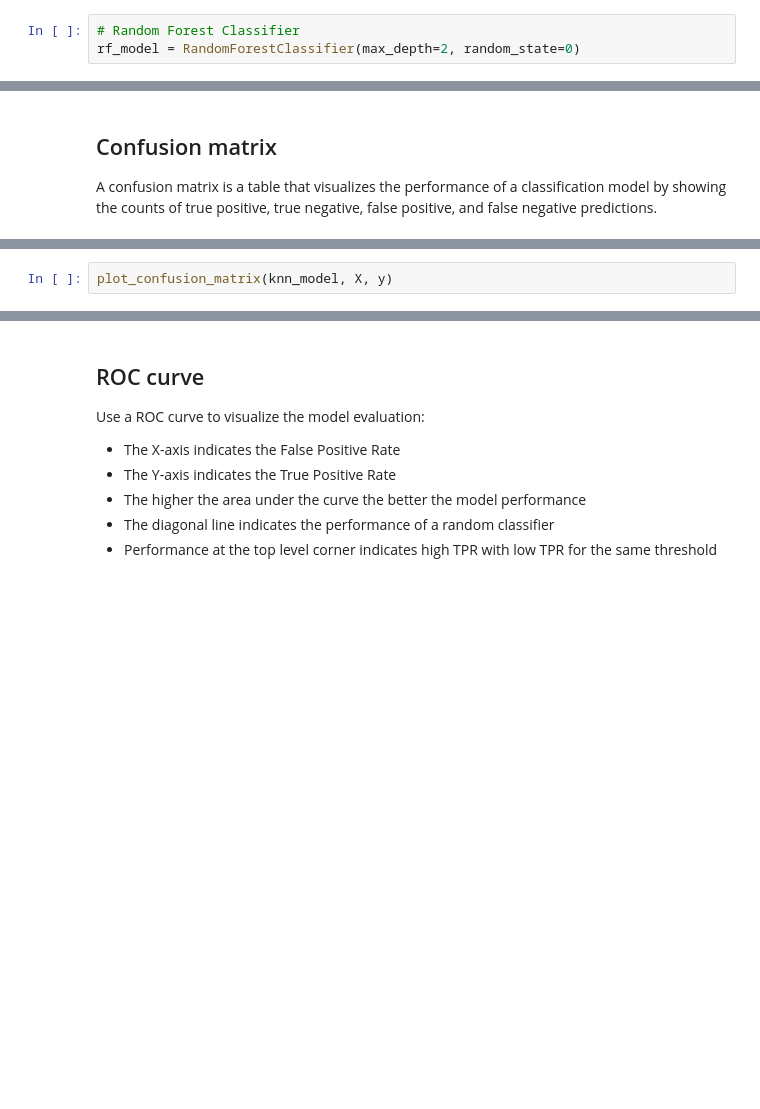
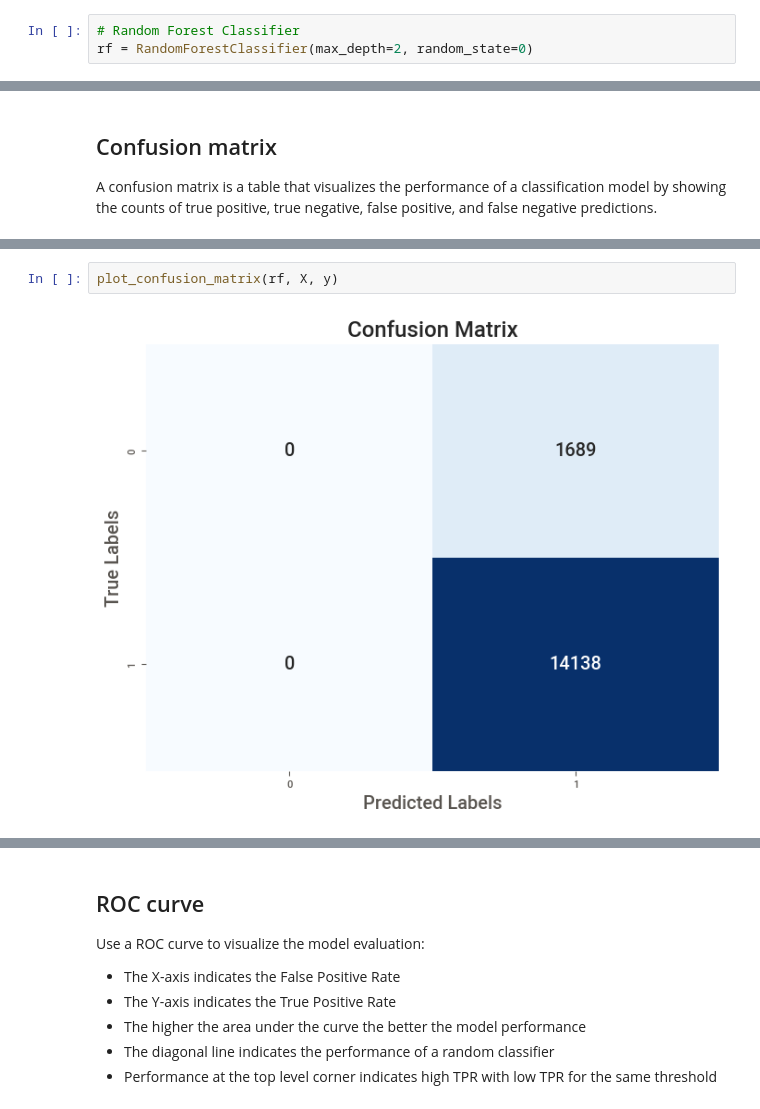
Before and after one commit to mundruid/bsides-augusta-2023, a Jupyter notebook: bsides_aug.ipynb, the cells around one changed output, grey strips where cells are left out. Drawn from its saved outputs; the diff is of its cells as text; blank space fills up the shorter version.

```diff
--- a/bsides_aug.ipynb
+++ b/bsides_aug.ipynb
@@ -752,5 +794,5 @@ knn_model = KNeighborsRegressor(n_neighbors=3)
 # %%
 # Random Forest Classifier
-rf_model = RandomForestClassifier(max_depth=2, random_state=0)
+rf = RandomForestClassifier(max_depth=2, random_state=0)
 # %%
 # XGBoost
@@ -866,3 +917,5 @@ plot_confusion_matrix(xgb_model, X, y)
 # %%
-plot_confusion_matrix(knn_model, X, y)
+plot_confusion_matrix(rf, X, y)
+# %% [output]
+[figure, added]
 # %%
```
Also changed, not shown: parts of 75 cells of this notebook, 1 other file.
